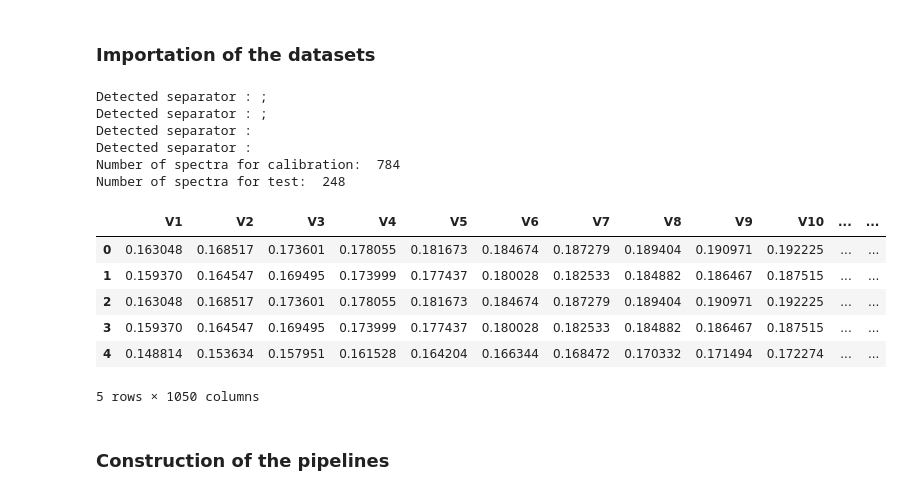
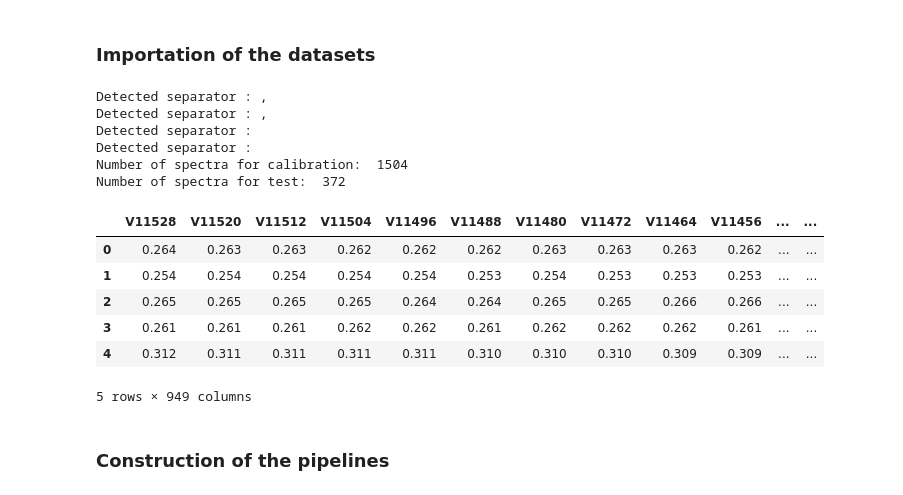
Before and after one commit to rreiter37/CIRAD_PhD_Robin, a Jupyter notebook: Stacking.ipynb, the cells around one changed output. Saved outputs shown, nothing was run; the diff lists cells and outputs as text; code cells hidden in the pictures.

```diff
--- a/Stacking.ipynb
+++ b/Stacking.ipynb
@@ -57,38 +57,38 @@ def load_csv_auto_sep(path):
 # %%
 mode = 'Regression' # 'Classification' or 'Regression'
 
 ## Choose the source of data to be imported
 # Regression: 'BeerOriginalExtract' or 'Digest_0.8' or 'YamProtein' //
 # Classification: 'CoffeeSpecies' or 'Malaria2024' or 'mDigest_custom3' or 'WhiskyConcentration' or 'YamMould'
-data_source = 'YamProtein'
+data_source = 'Digest_0.8'
 
 
 ## Importation of the datasets with the adapted path
 file_name = Path("Data/%s/%s"% (mode,data_source))
 full_path = str(file_name.resolve()).replace("\\", "/")
 
 Xcal = load_csv_auto_sep(f'{full_path}/Xcal.csv')
 Xval = load_csv_auto_sep(f'{full_path}/Xval.csv')
 Ycal = load_csv_auto_sep(f'{full_path}/Ycal.csv')
 Yval = load_csv_auto_sep(f'{full_path}/Yval.csv')
 
 print("Number of spectra for calibration: ", len(Ycal))
 print("Number of spectra for test: ", len(Yval))
 display(Xcal.head(5))
 # %% [output]
-Detected separator : ;
-Detected separator : ;
+Detected separator : ,
+Detected separator : ,
 Detected separator :
 Detected separator :
-Number of spectra for calibration:  784
-Number of spectra for test:  248
+Number of spectra for calibration:  1504
+Number of spectra for test:  372
-|  | V1 | V2 | V3 | V4 | V5 | V6 | V7 | V8 | V9 | V10 | ... | ... |
-| 0 | 0.163048 | 0.168517 | 0.173601 | 0.178055 | 0.181673 | 0.184674 | 0.187279 | 0.189404 | 0.190971 | 0.192225 | ... | ... |
-| 1 | 0.159370 | 0.164547 | 0.169495 | 0.173999 | 0.177437 | 0.180028 | 0.182533 | 0.184882 | 0.186467 | 0.187515 | ... | ... |
-| 2 | 0.163048 | 0.168517 | 0.173601 | 0.178055 | 0.181673 | 0.184674 | 0.187279 | 0.189404 | 0.190971 | 0.192225 | ... | ... |
-| 3 | 0.159370 | 0.164547 | 0.169495 | 0.173999 | 0.177437 | 0.180028 | 0.182533 | 0.184882 | 0.186467 | 0.187515 | ... | ... |
-| 4 | 0.148814 | 0.153634 | 0.157951 | 0.161528 | 0.164204 | 0.166344 | 0.168472 | 0.170332 | 0.171494 | 0.172274 | ... | ... |
+|  | V11528 | V11520 | V11512 | V11504 | V11496 | V11488 | V11480 | V11472 | V11464 | V11456 | ... | ... |
+| 0 | 0.264 | 0.263 | 0.263 | 0.262 | 0.262 | 0.262 | 0.263 | 0.263 | 0.263 | 0.262 | ... | ... |
+| 1 | 0.254 | 0.254 | 0.254 | 0.254 | 0.254 | 0.253 | 0.254 | 0.253 | 0.253 | 0.253 | ... | ... |
+| 2 | 0.265 | 0.265 | 0.265 | 0.265 | 0.264 | 0.264 | 0.265 | 0.265 | 0.266 | 0.266 | ... | ... |
+| 3 | 0.261 | 0.261 | 0.261 | 0.262 | 0.262 | 0.261 | 0.262 | 0.262 | 0.262 | 0.261 | ... | ... |
+| 4 | 0.312 | 0.311 | 0.311 | 0.311 | 0.311 | 0.310 | 0.310 | 0.310 | 0.309 | 0.309 | ... | ... |
-5 rows × 1050 columns
+5 rows × 949 columns
 # %% [markdown]
 ### Construction of the pipelines
 # %%
```
Also changed, not shown: parts of 4 cells of this notebook, 5 other files.
